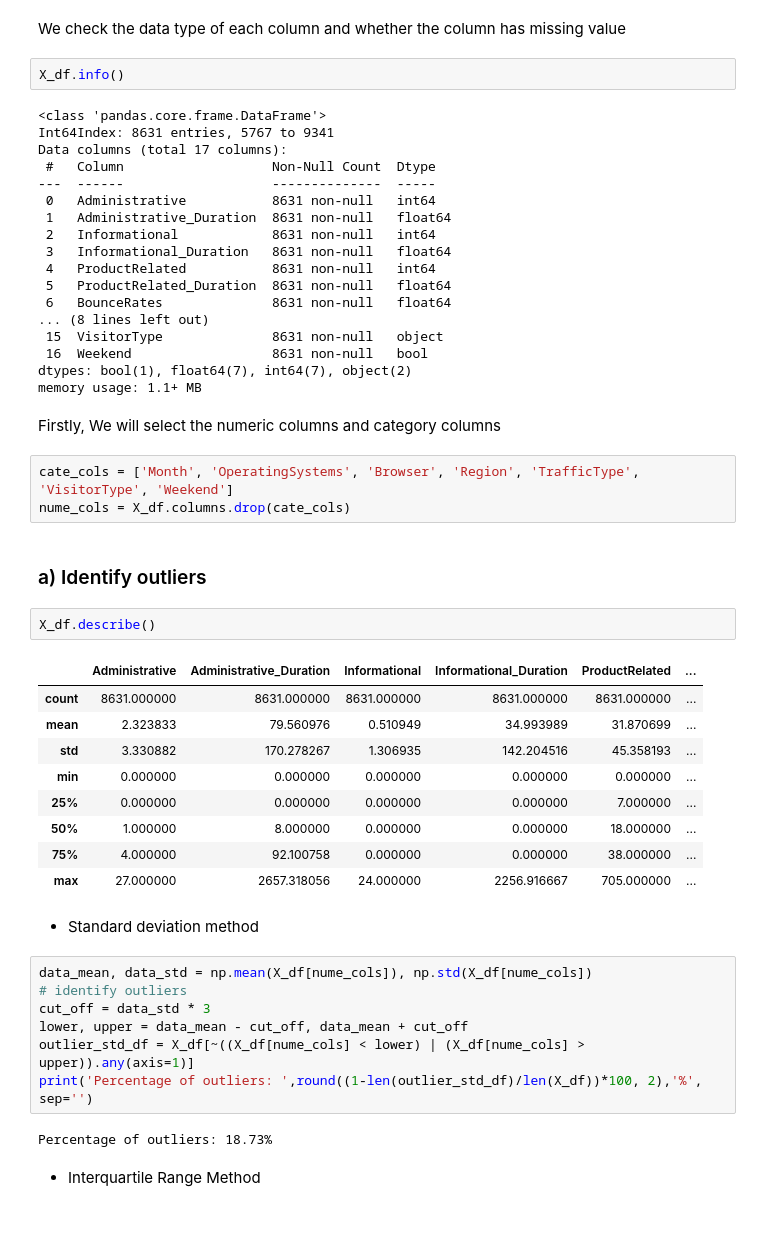
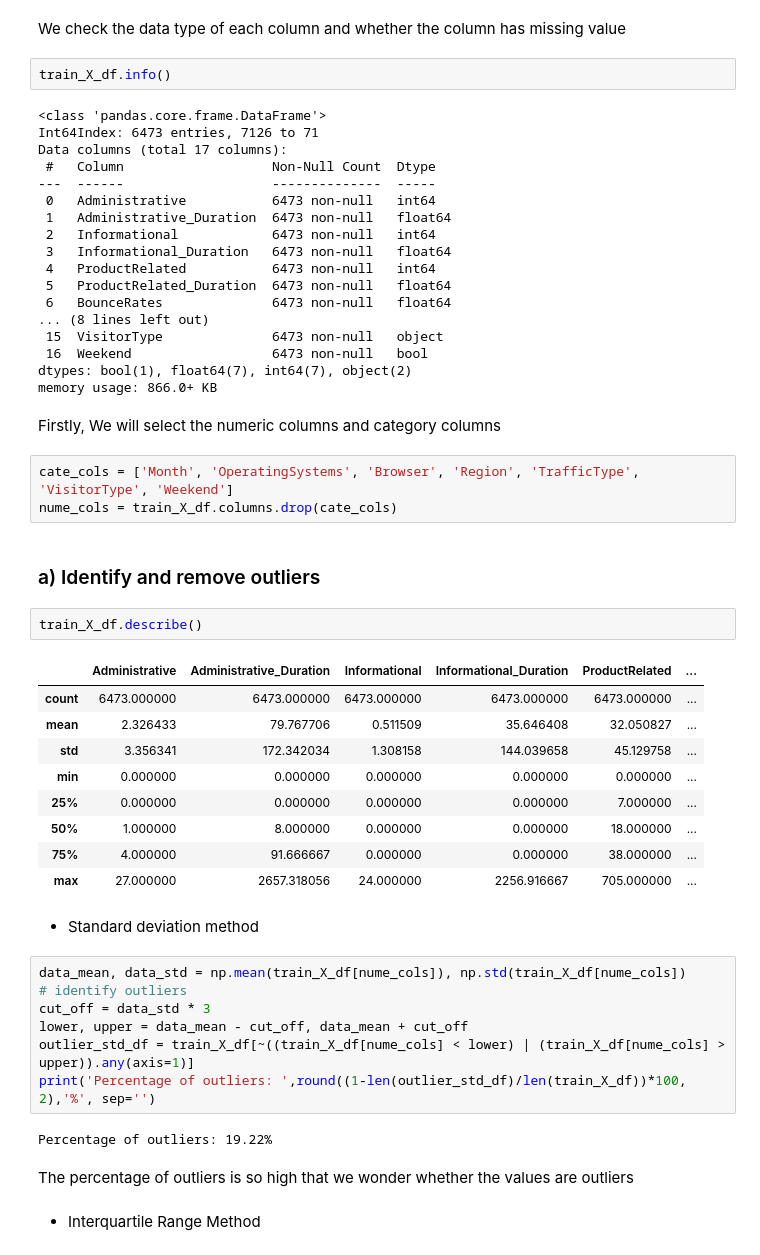
Before and after one commit to camphong24032002/Assignment3-PDS, a Jupyter notebook: Assignment3.ipynb, the cells around one changed output. Cells and saved outputs as stored; diff of their text form; blank space fills up the shorter version.

```diff
--- a/Assignment3.ipynb
+++ b/Assignment3.ipynb
@@ -50,55 +50,57 @@ train_X_df, val_X_df, train_y_sr, val_y_sr = train_test_split(X_df, y_sr, test_s
 # %% [markdown]
 We check the data type of each column and whether the column has missing value
 # %%
-X_df.info()
+train_X_df.info()
 # %% [output]
 <class 'pandas.core.frame.DataFrame'>
-Int64Index: 8631 entries, 5767 to 9341
+Int64Index: 6473 entries, 7126 to 71
 Data columns (total 17 columns):
  #   Column                   Non-Null Count  Dtype
 ---  ------                   --------------  -----
- 0   Administrative           8631 non-null   int64
- 1   Administrative_Duration  8631 non-null   float64
- 2   Informational            8631 non-null   int64
- 3   Informational_Duration   8631 non-null   float64
- 4   ProductRelated           8631 non-null   int64
- 5   ProductRelated_Duration  8631 non-null   float64
- 6   BounceRates              8631 non-null   float64
+ 0   Administrative           6473 non-null   int64
+ 1   Administrative_Duration  6473 non-null   float64
+ 2   Informational            6473 non-null   int64
+ 3   Informational_Duration   6473 non-null   float64
+ 4   ProductRelated           6473 non-null   int64
+ 5   ProductRelated_Duration  6473 non-null   float64
+ 6   BounceRates              6473 non-null   float64
 ... (8 lines left out)
- 15  VisitorType              8631 non-null   object
- 16  Weekend                  8631 non-null   bool
+ 15  VisitorType              6473 non-null   object
+ 16  Weekend                  6473 non-null   bool
 dtypes: bool(1), float64(7), int64(7), object(2)
-memory usage: 1.1+ MB
+memory usage: 866.0+ KB
 # %% [markdown]
 <p>Firstly, We will select the numeric columns and category columns</p>
 # %%
 cate_cols = ['Month', 'OperatingSystems', 'Browser', 'Region', 'TrafficType', 'VisitorType', 'Weekend']
-nume_cols = X_df.columns.drop(cate_cols)
+nume_cols = train_X_df.columns.drop(cate_cols)
 # %% [markdown]
-### a) Identify outliers
+### a) Identify and remove outliers
 # %%
-X_df.describe()
+train_X_df.describe()
 # %% [output]
 |  | Administrative | Administrative_Duration | Informational | Informational_Duration | ProductRelated | ... |
-| count | 8631.000000 | 8631.000000 | 8631.000000 | 8631.000000 | 8631.000000 | ... |
-| mean | 2.323833 | 79.560976 | 0.510949 | 34.993989 | 31.870699 | ... |
-| std | 3.330882 | 170.278267 | 1.306935 | 142.204516 | 45.358193 | ... |
+| count | 6473.000000 | 6473.000000 | 6473.000000 | 6473.000000 | 6473.000000 | ... |
+| mean | 2.326433 | 79.767706 | 0.511509 | 35.646408 | 32.050827 | ... |
+| std | 3.356341 | 172.342034 | 1.308158 | 144.039658 | 45.129758 | ... |
 | min | 0.000000 | 0.000000 | 0.000000 | 0.000000 | 0.000000 | ... |
 | 25% | 0.000000 | 0.000000 | 0.000000 | 0.000000 | 7.000000 | ... |
 | 50% | 1.000000 | 8.000000 | 0.000000 | 0.000000 | 18.000000 | ... |
-| 75% | 4.000000 | 92.100758 | 0.000000 | 0.000000 | 38.000000 | ... |
+| 75% | 4.000000 | 91.666667 | 0.000000 | 0.000000 | 38.000000 | ... |
 | max | 27.000000 | 2657.318056 | 24.000000 | 2256.916667 | 705.000000 | ... |
 # %% [markdown]
 * Standard deviation method
 # %%
-data_mean, data_std = np.mean(X_df[nume_cols]), np.std(X_df[nume_cols])
+data_mean, data_std = np.mean(train_X_df[nume_cols]), np.std(train_X_df[nume_cols])
 # identify outliers
 cut_off = data_std * 3
 lower, upper = data_mean - cut_off, data_mean + cut_off
-outlier_std_df = X_df[~((X_df[nume_cols] < lower) | (X_df[nume_cols] > upper)).any(axis=1)]
-print('Percentage of outliers: ',round((1-len(outlier_std_df)/len(X_df))*100, 2),'%', sep='')
+outlier_std_df = train_X_df[~((train_X_df[nume_cols] < lower) | (train_X_df[nume_cols] > upper)).any(axis=1)]
+print('Percentage of outliers: ',round((1-len(outlier_std_df)/len(train_X_df))*100, 2),'%', sep='')
 # %% [output]
-Percentage of outliers: 18.73%
+Percentage of outliers: 19.22%
+# %% [markdown]
+The percentage of outliers is so high that we wonder whether the values are outliers
 # %% [markdown]
 * Interquartile Range Method
 # %%
```
Also changed, not shown: parts of 20 cells of this notebook.
